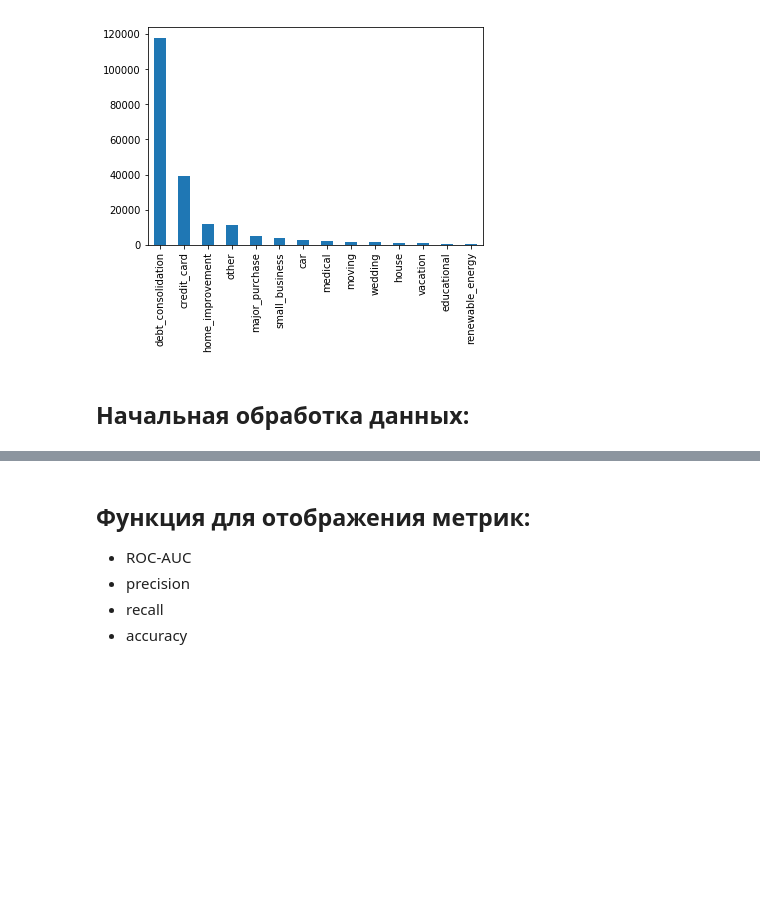
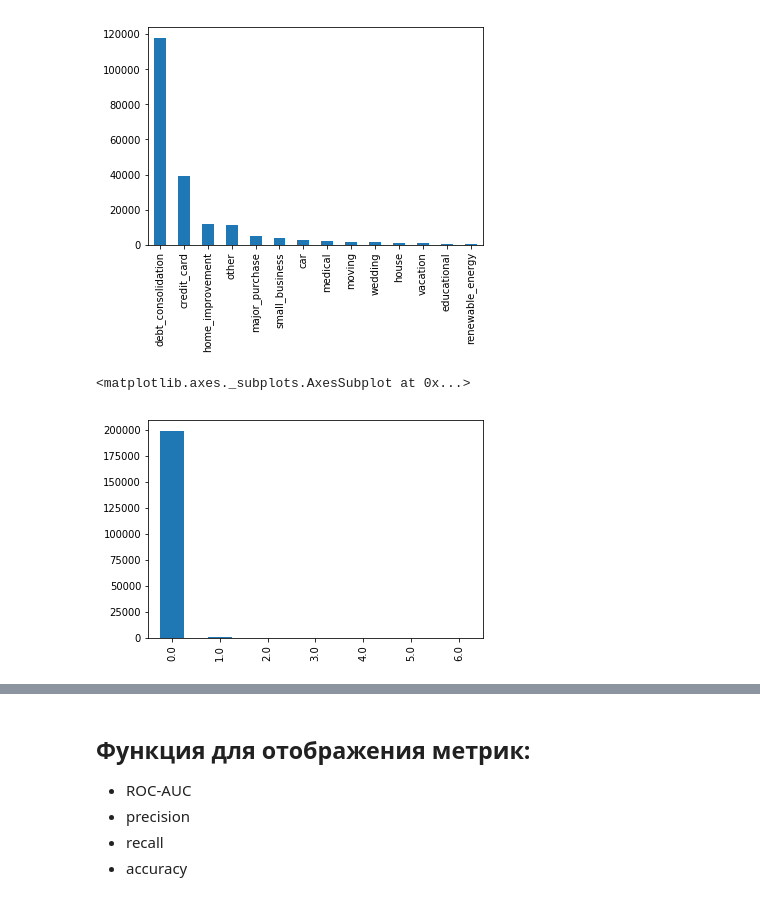
Before and after one commit to Anastasiyabordak/ODS_training, a Jupyter notebook: Models.ipynb, the cells around one changed output, grey strips where cells are left out. Saved outputs shown, nothing was run; the diff lists cells and outputs as text; code cells hidden in the pictures; blank space fills up the shorter version.

```diff
--- a/Models.ipynb
+++ b/Models.ipynb
@@ -192,5 +178,9 @@ others['purpose'].value_counts().plot(kind='bar', label='purpose')
 # %% [output]
 <matplotlib.axes._subplots.AxesSubplot at 0x...>
 [figure]
-# %% [markdown]
-## Начальная обработка данных:
+# %%
+train['collections_12_mths_ex_med'].value_counts().plot(kind='bar', label='purpose')
+# skip feature
+# %% [output]
+<matplotlib.axes._subplots.AxesSubplot at 0x...>
+[figure, added]
```
Also changed, not shown: parts of 38 cells of this notebook.
